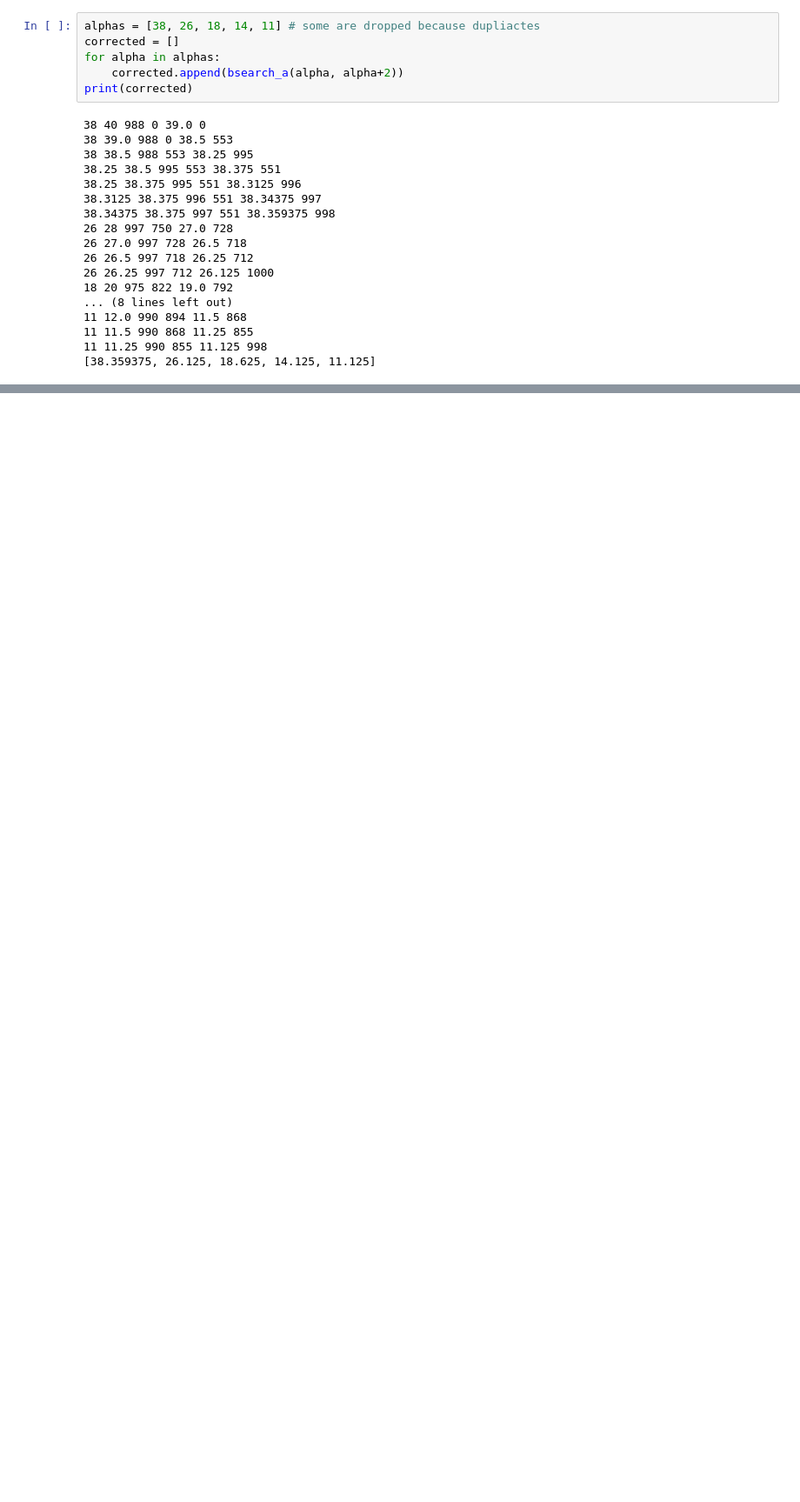
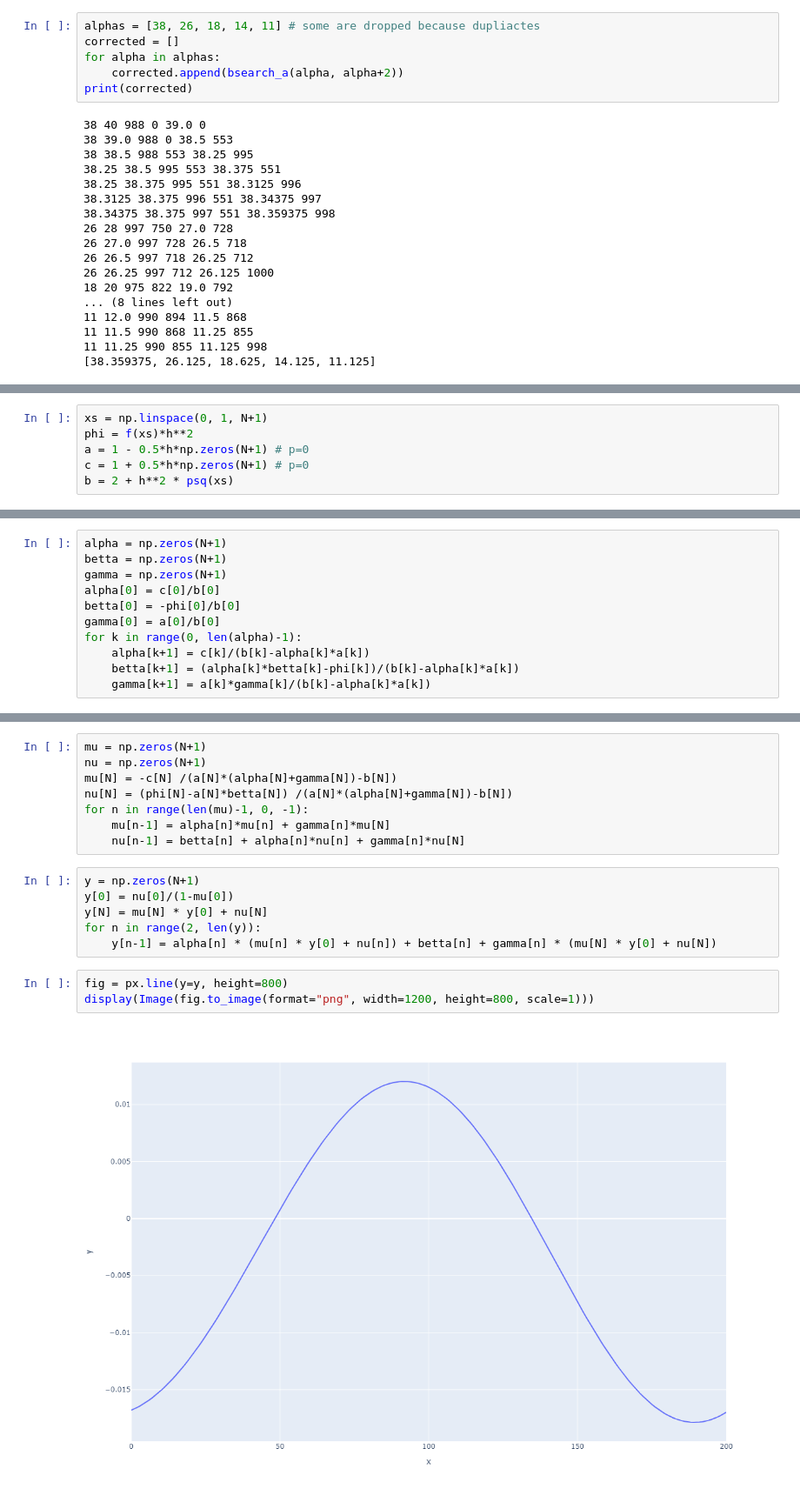
Before and after one commit to vian96/comput_math, a Jupyter notebook: diffur/diffur_kz.ipynb, the cells around one changed output, grey strips where cells are left out. Shown at 87% size. Cells and saved outputs as stored; diff of their text form; blank space fills up the shorter version.

```diff
--- a/diffur/diffur_kz.ipynb
+++ b/diffur/diffur_kz.ipynb
@@ -135,0 +185,6 @@ for alpha in corrected:
+# %%
+xs = np.linspace(0, 1, N+1)
+phi = f(xs)*h**2
+a = 1 - 0.5*h*np.zeros(N+1) # p=0
+c = 1 + 0.5*h*np.zeros(N+1) # p=0
+b = 2 + h**2 * psq(xs)
@@ -135,0 +205,11 @@ for alpha in corrected:
+# %%
+alpha = np.zeros(N+1)
+betta = np.zeros(N+1)
+gamma = np.zeros(N+1)
+alpha[0] = c[0]/b[0]
+betta[0] = -phi[0]/b[0]
+gamma[0] = a[0]/b[0]
+for k in range(0, len(alpha)-1):
+    alpha[k+1] = c[k]/(b[k]-alpha[k]*a[k])
+    betta[k+1] = (alpha[k]*betta[k]-phi[k])/(b[k]-alpha[k]*a[k])
+    gamma[k+1] = a[k]*gamma[k]/(b[k]-alpha[k]*a[k])
@@ -135,0 +218,19 @@ for alpha in corrected:
+# %%
+mu = np.zeros(N+1)
+nu = np.zeros(N+1)
+mu[N] = -c[N] /(a[N]*(alpha[N]+gamma[N])-b[N])
+nu[N] = (phi[N]-a[N]*betta[N]) /(a[N]*(alpha[N]+gamma[N])-b[N])
+for n in range(len(mu)-1, 0, -1):
+    mu[n-1] = alpha[n]*mu[n] + gamma[n]*mu[N]
+    nu[n-1] = betta[n] + alpha[n]*nu[n] + gamma[n]*nu[N]
+# %%
+y = np.zeros(N+1)
+y[0] = nu[0]/(1-mu[0])
+y[N] = mu[N] * y[0] + nu[N]
+for n in range(2, len(y)):
+    y[n-1] = alpha[n] * (mu[n] * y[0] + nu[n]) + betta[n] + gamma[n] * (mu[N] * y[0] + nu[N])
+# %%
+fig = px.line(y=y, height=800)
+display(Image(fig.to_image(format="png", width=1200, height=800, scale=1)))
+# %% [output]
+[figure, added]
```
Also changed, not shown: parts of 12 cells of this notebook, 4 other files.
